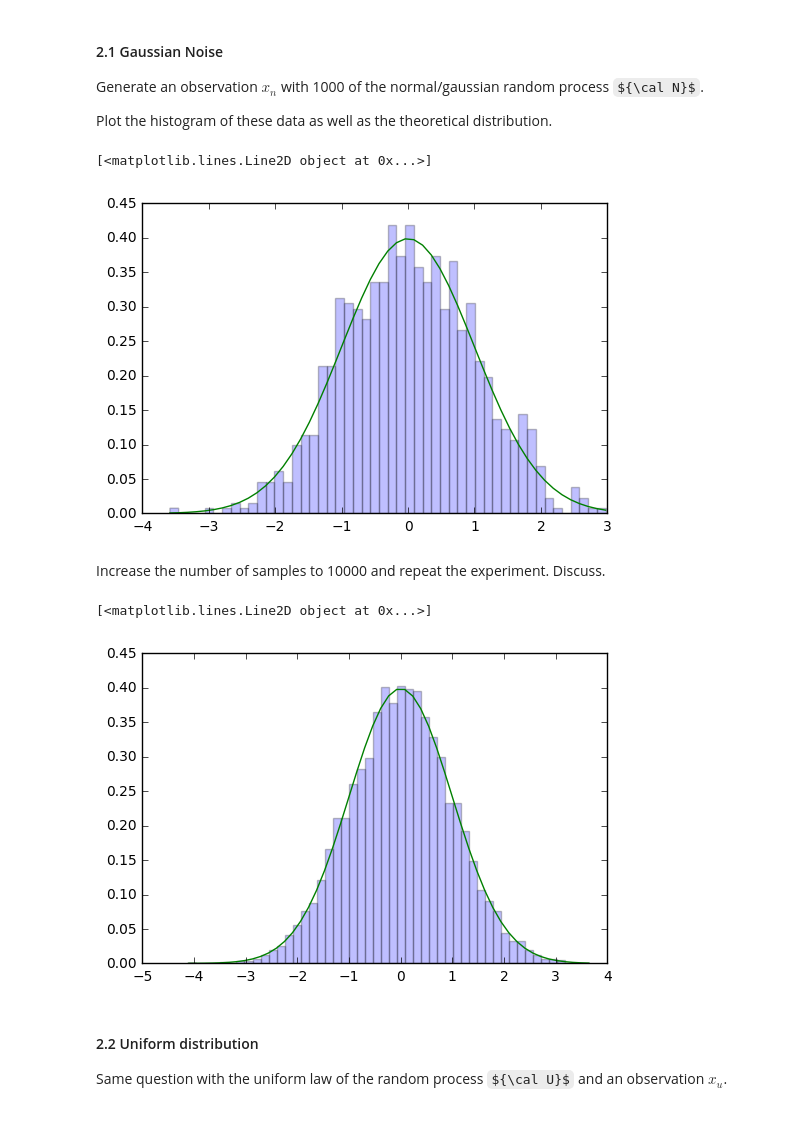
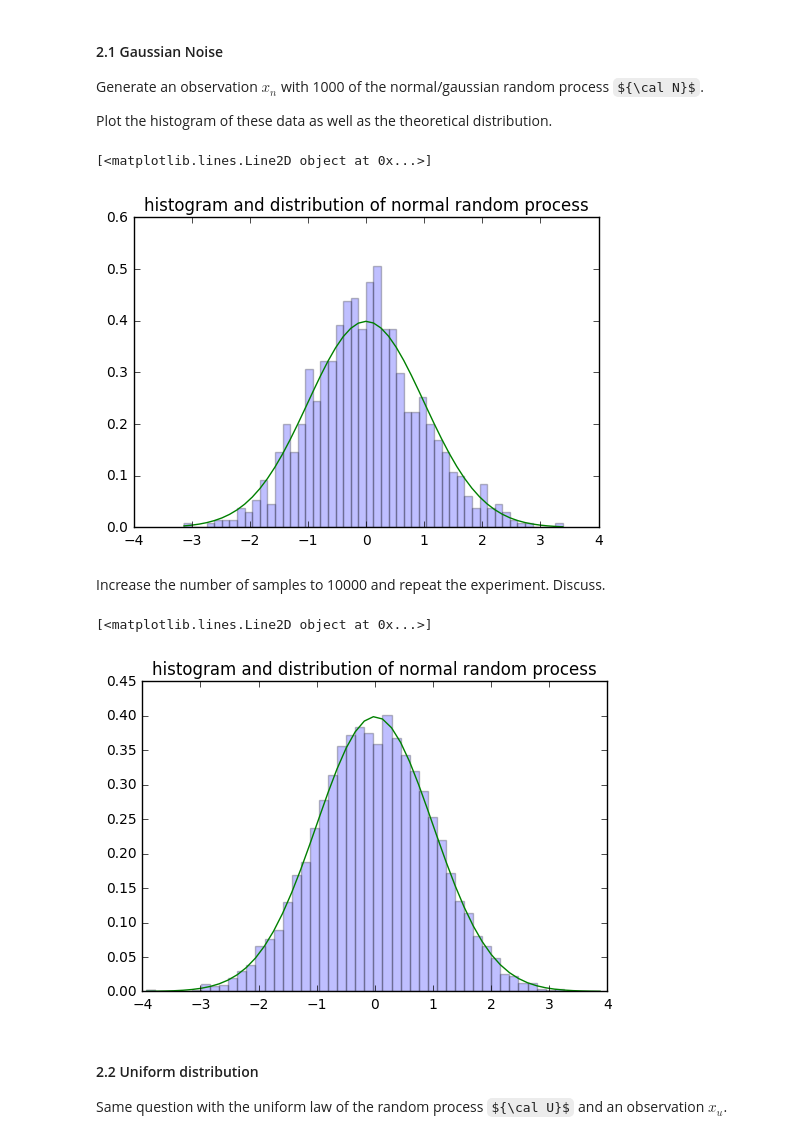
Before and after one commit to gopi231091/DSP-TP-1617, a Jupyter notebook: Lab1/python/Lab1.ipynb, the cells around one changed output. Drawn from its saved outputs; the diff is of its cells as text; code cells hidden in the pictures; some formulas as TeX source.

```diff
--- a/Lab1/python/Lab1.ipynb
+++ b/Lab1/python/Lab1.ipynb
@@ -196,19 +196,20 @@ Plot the histogram of these data as well as the theoretical distribution.
 # %%
 # Define the mean and standard deviation
 mu, sigma = 0., 1.
 
 x = np.random.normal(mu, sigma, (1000, ))
 
 # Plot the histogram
 n, bins, patches = plt.hist(x, 50, normed=1, alpha=0.25)
+plt.title('histogram and distribution of normal random process')
 
 # Plot the distribution
 from scipy.stats import norm
 distri = norm.pdf(bins, mu, sigma)
 plt.plot(bins, distri)
 # %% [output]
 [<matplotlib.lines.Line2D object at 0x...>]
-[figure, old version]
+[figure, new version]
 # %% [markdown]
 
 Increase the number of samples to 10000 and repeat the experiment. Discuss.
@@ -221,6 +222,7 @@ rand_nor = np.random.normal(mu, sigma, (10000, ))
 # Plot the histogram
 
 n, bins, patches = plt.hist(rand_nor, 50, normed=1, alpha=0.25)
+plt.title('histogram and distribution of normal random process')
 
 # Plot the distribution
 from scipy.stats import norm
@@ -232,7 +234,7 @@ plt.plot(bins,distri)
 #theoretical distribution and it would be more smooth
 # %% [output]
 [<matplotlib.lines.Line2D object at 0x...>]
-[figure, old version]
+[figure, new version]
 # %% [markdown]
 #### 2.2 Uniform distribution
 Same question with the uniform law of the random process ${\cal U}$ and an observation $x_u$.
```
Also changed, not shown: parts of 3 cells of this notebook.
